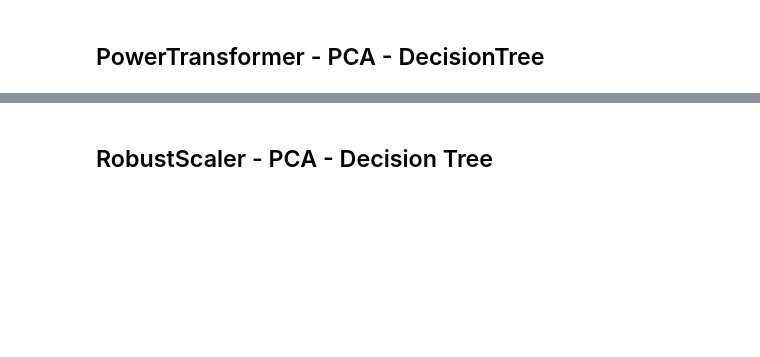
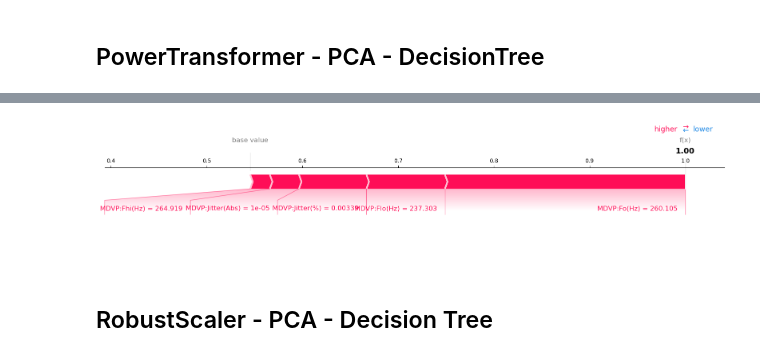
Before and after one commit to t-price/ML_project, a Jupyter notebook: Pipeline_SHAP.ipynb, the cells around one changed output, grey strips where cells are left out. Cells and saved outputs as stored; diff of their text form; code cells hidden in the pictures; blank space fills up the shorter version.

```diff
--- a/Pipeline_SHAP.ipynb
+++ b/Pipeline_SHAP.ipynb
@@ -213,3 +244,7 @@ shap.summary_plot(shap_values, val_X)
+# %%
+shap.plots.force(explainer.expected_value[1], shap_values[1][0,:], test_X.iloc[0, :], matplotlib = True)
+# %% [output]
+[figure, added]
 # %% [markdown]
 ## RobustScaler - PCA - Decision Tree
 # %%
```
Also changed, not shown: parts of 20 cells of this notebook.
